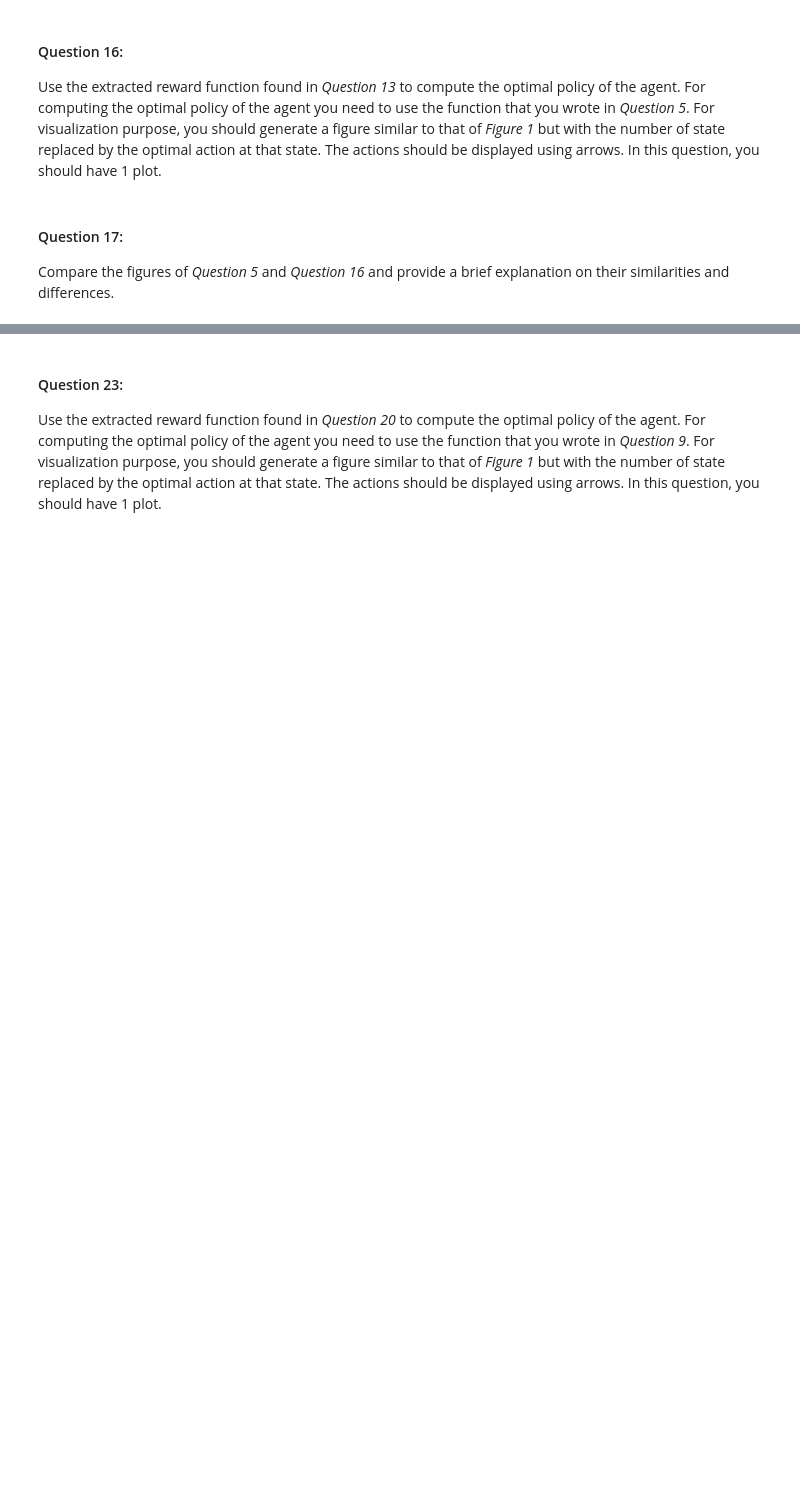
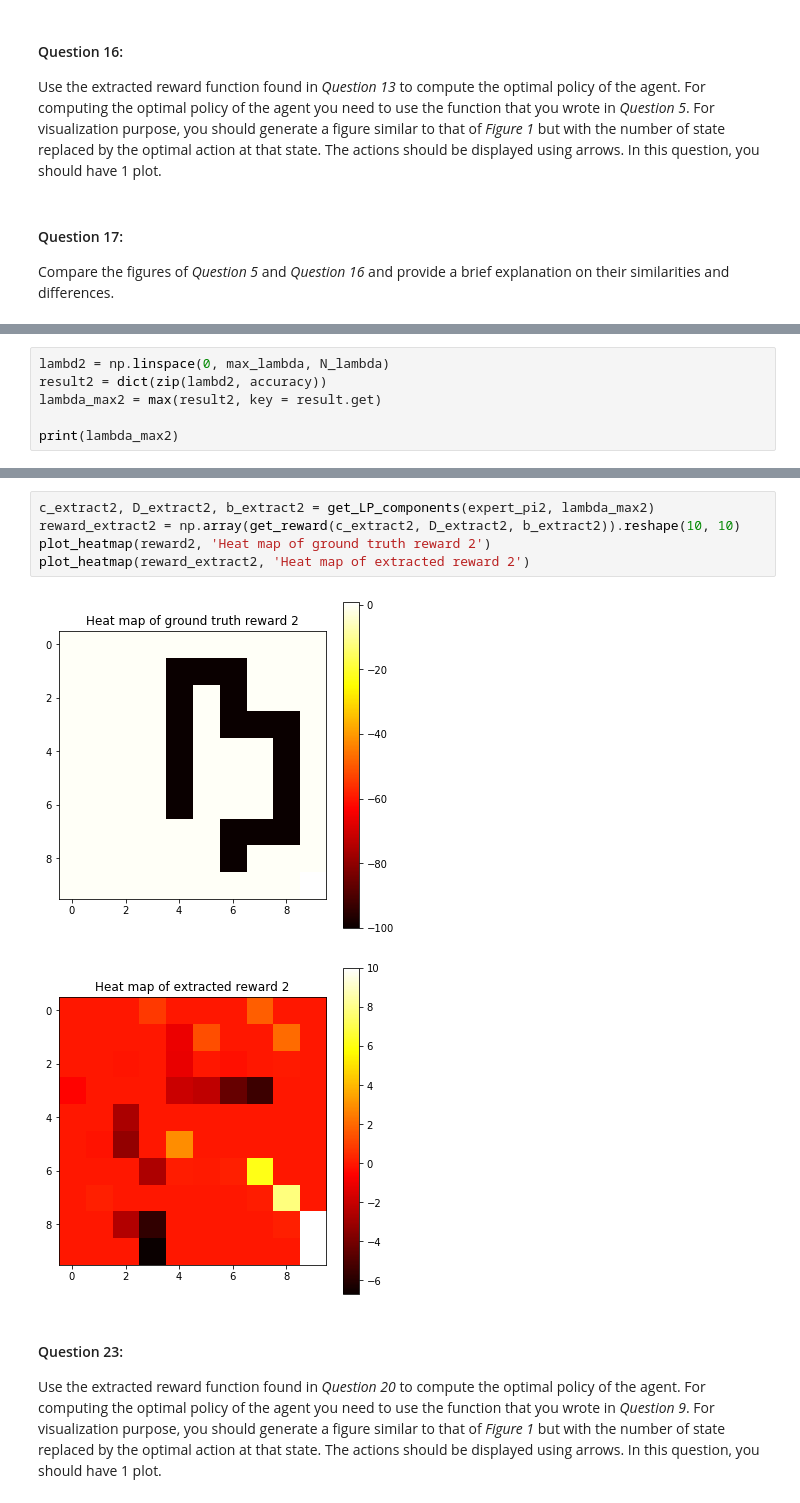
Before and after one commit to MaggieX/Large_Scale_Social_Complex_Network, a Jupyter notebook: Project3/Project3_Q1_Q20.ipynb, the cells around one changed output, grey strips where cells are left out. Saved outputs shown, nothing was run; the diff lists cells and outputs as text; blank space fills up the shorter version.

```diff
--- a/Project3/Project3_Q1_Q17.ipynb
+++ b/Project3/Project3_Q1_Q20.ipynb
@@ -716,0 +776,6 @@ Sweep $\lambda$ from 0 to 5 to get 500 evenly spaced values for $\lambda$. For e
+# %%
+lambd2 = np.linspace(0, max_lambda, N_lambda)
+result2 = dict(zip(lambd2, accuracy))
+lambda_max2 = max(result2, key = result.get)
+
+print(lambda_max2)
@@ -717,3 +787,11 @@ Sweep $\lambda$ from 0 to 5 to get 500 evenly spaced values for $\lambda$. For e
+# %%
+c_extract2, D_extract2, b_extract2 = get_LP_components(expert_pi2, lambda_max2)
+reward_extract2 = np.array(get_reward(c_extract2, D_extract2, b_extract2)).reshape(10, 10)
+plot_heatmap(reward2, 'Heat map of ground truth reward 2')
+plot_heatmap(reward_extract2, 'Heat map of extracted reward 2')
+# %% [output]
+[figure, added]
+[figure, added]
 # %% [markdown]
 #### Question 23:
 Use the extracted reward function found in *Question 20* to compute the optimal policy of the agent. For computing the optimal policy of the agent you need to use the function that you wrote in *Question 9*. For visualization purpose, you should generate a figure similar to that of *Figure 1* but with the number of state replaced by the optimal action at that state. The actions should be displayed using arrows. In this question, you should have 1 plot.
```
Also changed, not shown: parts of 5 cells of this notebook.
